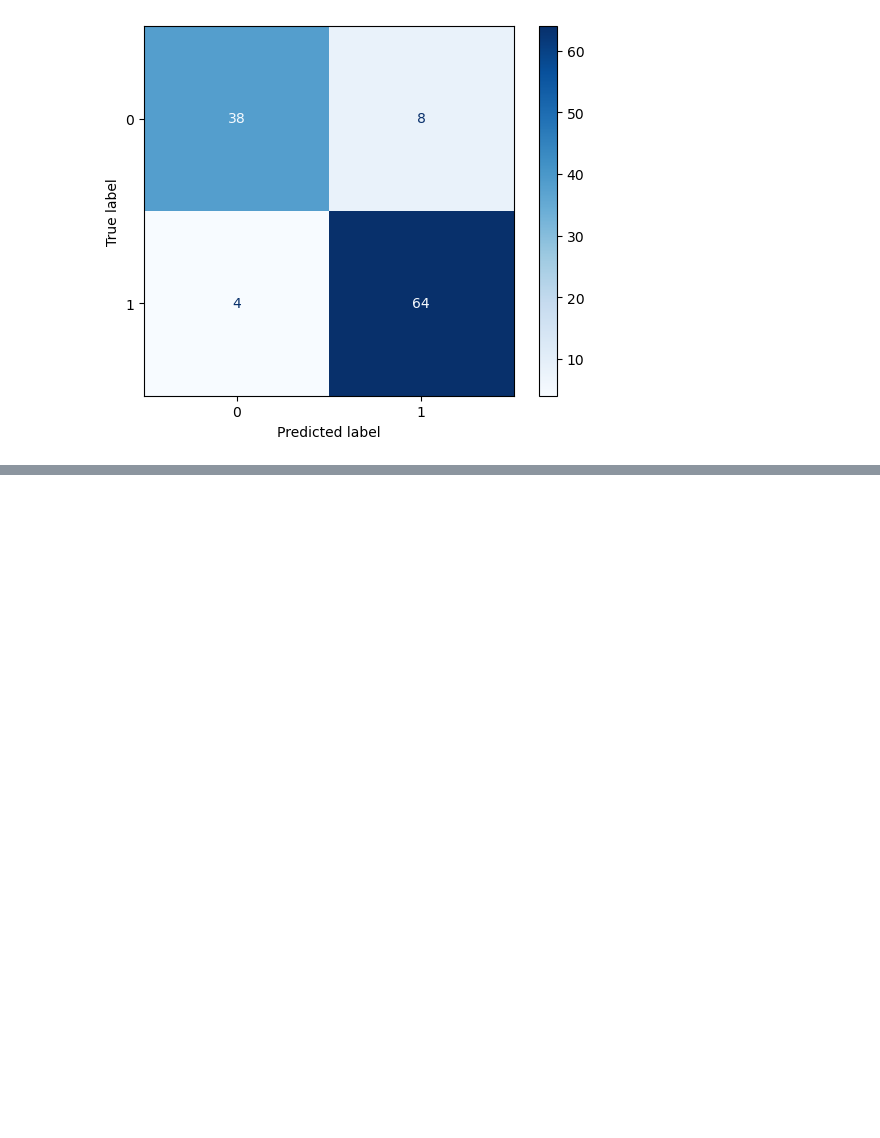
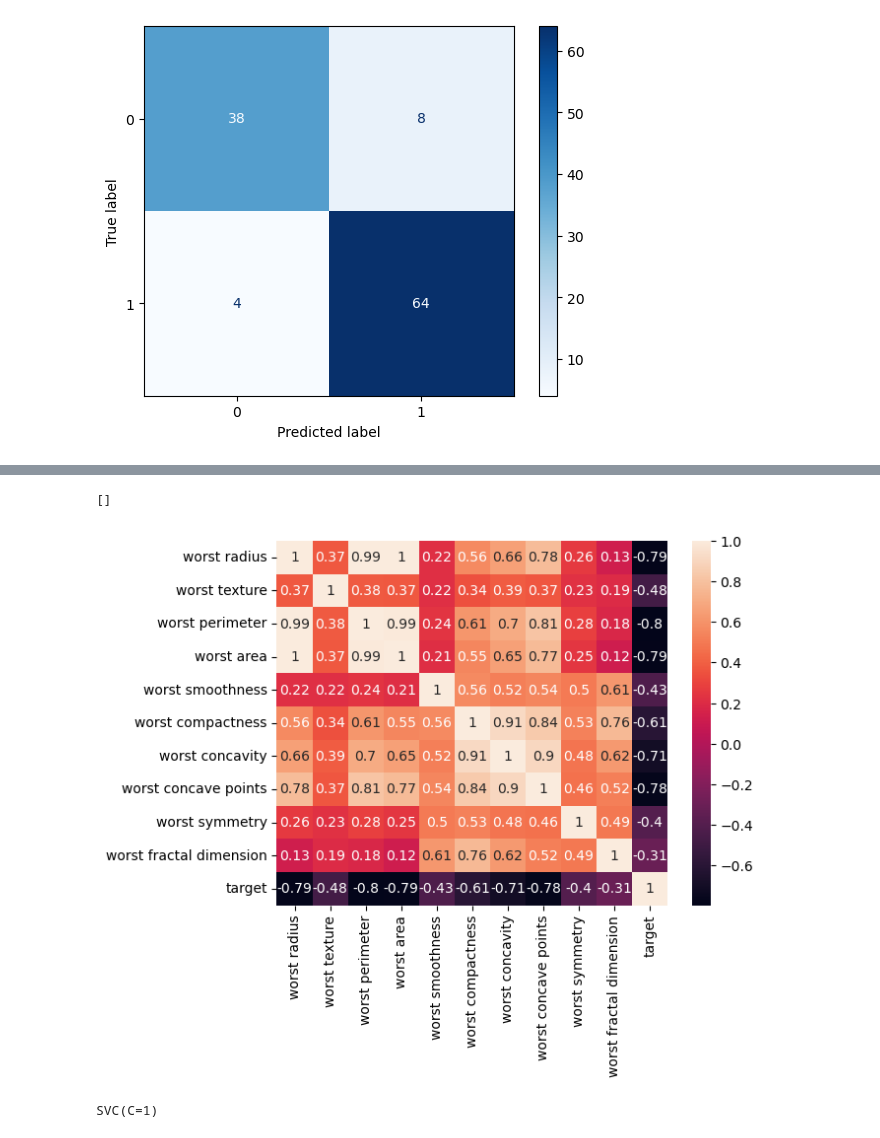
Before and after one commit to IIIL4KIII/MachineLearning, a Jupyter notebook: Projeto_MS571.ipynb, the cells around one changed output, grey strips where cells are left out. Cells and saved outputs as stored; diff of their text form; code cells hidden in the pictures; blank space fills up the shorter version.

```diff
--- a/Projeto_MS571.ipynb
+++ b/Projeto_MS571.ipynb
@@ -463,0 +548,6 @@ worstData = X.iloc[:, 20:30]
+# %%
+corrWorstData = sns.heatmap(worstData.corr(method='spearman'), annot=True)
+corrWorstData.plot()
+# %% [output]
+[]
+[figure, added]
@@ -463,0 +556,5 @@ worstData = X.iloc[:, 20:30]
+# %%
+clf = SVC(kernel='rbf', C=1)
+clf.fit(X_meanDataTrain, y_meanDataTrain)
+# %% [output]
+SVC(C=1)
```
Also changed, not shown: parts of 41 cells of this notebook.
